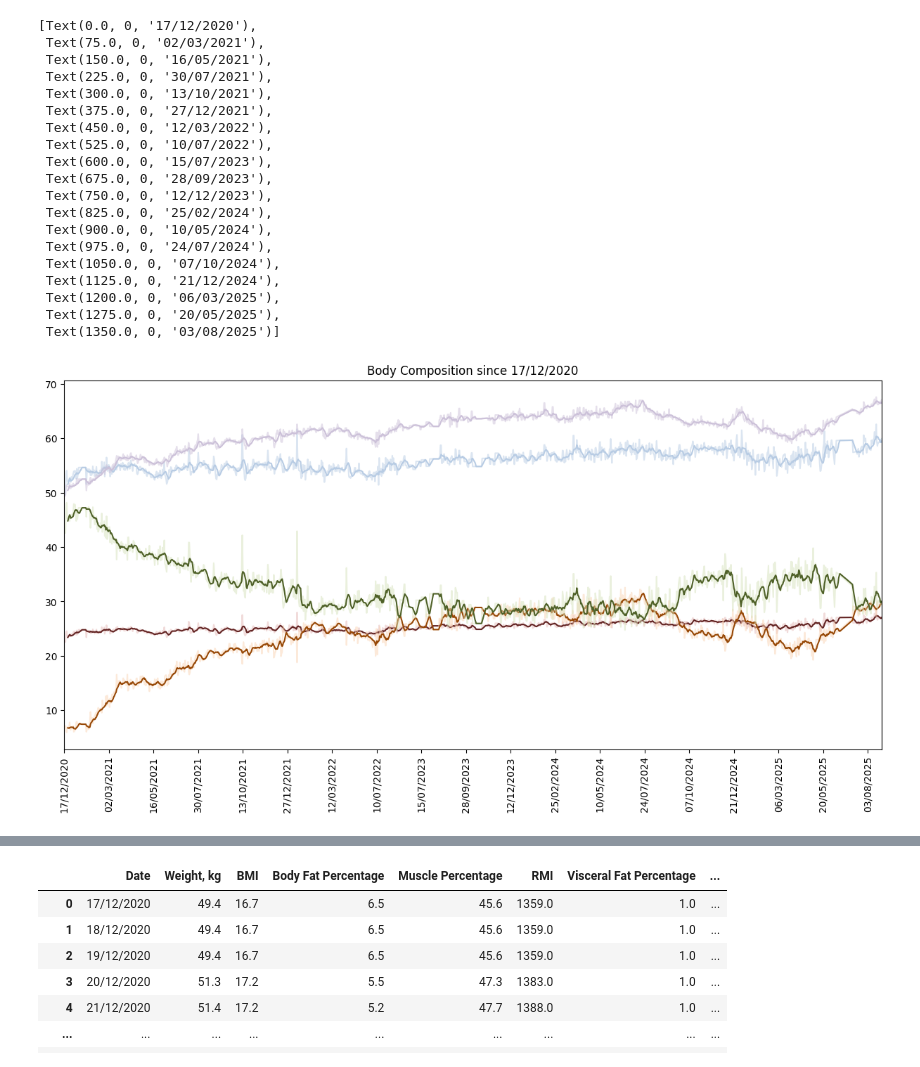
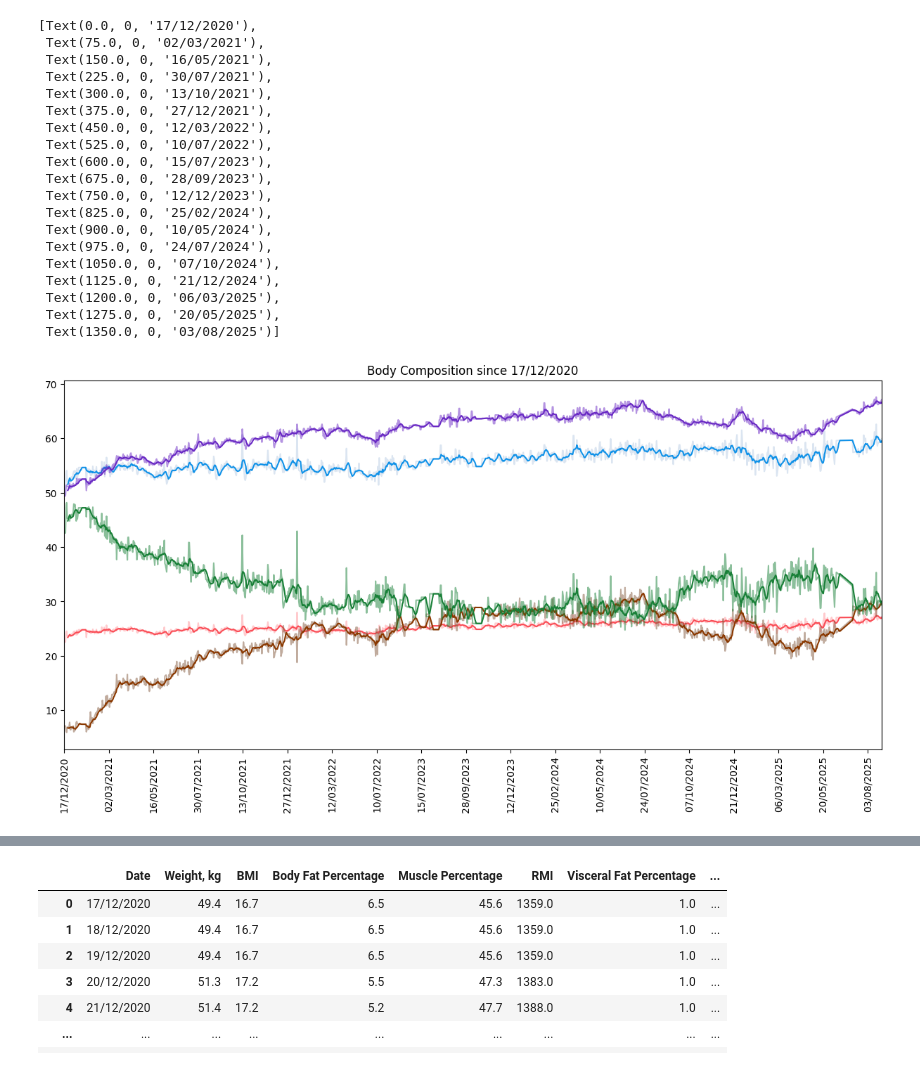
Before and after one commit to notxcharles/Body-Composition-Analysis, a Jupyter notebook: 2. Descriptive Analysis/Visualise_EstimateBodyComposition.ipynb, the cells around one changed output, grey strips where cells are left out. Cells and saved outputs as stored; diff of their text form; code cells hidden in the pictures.

Commit message:
Correct Colours
Changed line colours and made sure that plt.legend showed the correct colours

```diff
--- a/2. Descriptive Analysis/Visualise_EstimateBodyComposition.ipynb
+++ b/2. Descriptive Analysis/Visualise_EstimateBodyComposition.ipynb
@@ -34,49 +35,49 @@ x_values = weights_df["Date"]
 
 ax.margins(x=0)
 
-ax.plot(x_values, weights_df["Muscle Mass, lbs"], color="#B8CCE4", alpha=0.5)
-ax.plot(x_values, weights_df["Muscle Mass, lbs (7d Average)"], color="#B8CCE4")
+ax.plot(x_values, weights_df["Muscle Mass, lbs"], color="#b8cce4b2", alpha=0.5, label="Muscle Mass, lbs")
+ax.plot(x_values, weights_df["Muscle Mass, lbs (7d Average)"], color="#1192e8", label="Muscle Mass, lbs (7d Average)")
 
-ax.plot(x_values, weights_df["Muscle Mass, kg"], color="#E5B9B7", alpha=0.5)
-ax.plot(x_values, weights_df["Muscle Mass, kg (7d Average)"], color="#632423")
+ax.plot(x_values, weights_df["Muscle Mass, kg"], color="#ff979cff", alpha=0.5, label="Muscle Mass, kg")
+ax.plot(x_values, weights_df["Muscle Mass, kg (7d Average)"], color="#fa4d56", label="Muscle Mass, kg (7d Average)")
 
-ax.plot(x_values, weights_df["Body Fat, lbs"], color="#FBD5B5", alpha=0.5)
-ax.plot(x_values, weights_df["Body Fat, lbs (7d Average)"], color="#974806")
+ax.plot(x_values, weights_df["Body Fat, lbs"], color="#83593d", alpha=0.5, label="Body Fat, lbs")
+ax.plot(x_values, weights_df["Body Fat, lbs (7d Average)"], color="#8a3800", label="Body Fat, lbs (7d Average)")
 
-ax.plot(x_values, weights_df["Lean Weight - Body Fat, lbs"], color="#D7E3BC", alpha=0.5)
-ax.plot(x_values, weights_df["Lean Weight - Body Fat, lbs (7d Average)"], color="#4F6128")
+ax.plot(x_values, weights_df["Lean Weight - Body Fat, lbs"], color="#1980387F", alpha=0.5, label="Lean Weight - Body Fat, lbs")
+ax.plot(x_values, weights_df["Lean Weight - Body Fat, lbs (7d Average)"], color="#198038", label="Lean Weight - Body Fat, lbs (7d Average)")
 
-ax.plot(x_values, weights_df["Weight, kg"], color="#CCC1D9", alpha=0.5)
-ax.plot(x_values, weights_df["Weight, kg (7d Average)"], color="#CCC1D9")
+ax.plot(x_values, weights_df["Weight, kg"], color="#6a29c483", alpha=0.5, label="Weight, kg")
+ax.plot(x_values, weights_df["Weight, kg (7d Average)"], color="#6929c4", label="Weight, kg (7d Average)")
 
 tick_every_x = 75
 tick_positions = x_values[::tick_every_x]
 
 ax.set_title(f"Body Composition since {weights_df["Date"][0]}")
 
 ax.set_xticks(tick_positions)
 ax.set_xticklabels(tick_positions, rotation=90)
 # %% [output]
 [Text(0.0, 0, '17/12/2020'),
  Text(75.0, 0, '02/03/2021'),
  Text(150.0, 0, '16/05/2021'),
  Text(225.0, 0, '30/07/2021'),
  Text(300.0, 0, '13/10/2021'),
  Text(375.0, 0, '27/12/2021'),
  Text(450.0, 0, '12/03/2022'),
  Text(525.0, 0, '10/07/2022'),
  Text(600.0, 0, '15/07/2023'),
  Text(675.0, 0, '28/09/2023'),
  Text(750.0, 0, '12/12/2023'),
  Text(825.0, 0, '25/02/2024'),
  Text(900.0, 0, '10/05/2024'),
  Text(975.0, 0, '24/07/2024'),
  Text(1050.0, 0, '07/10/2024'),
  Text(1125.0, 0, '21/12/2024'),
  Text(1200.0, 0, '06/03/2025'),
  Text(1275.0, 0, '20/05/2025'),
  Text(1350.0, 0, '03/08/2025')]
-[figure, old version]
+[figure, new version]
 # %%
 ax = figure.add_subplot(2, 1, 2)
 
```
Also changed, not shown: parts of 3 cells of this notebook, 2 other files.
